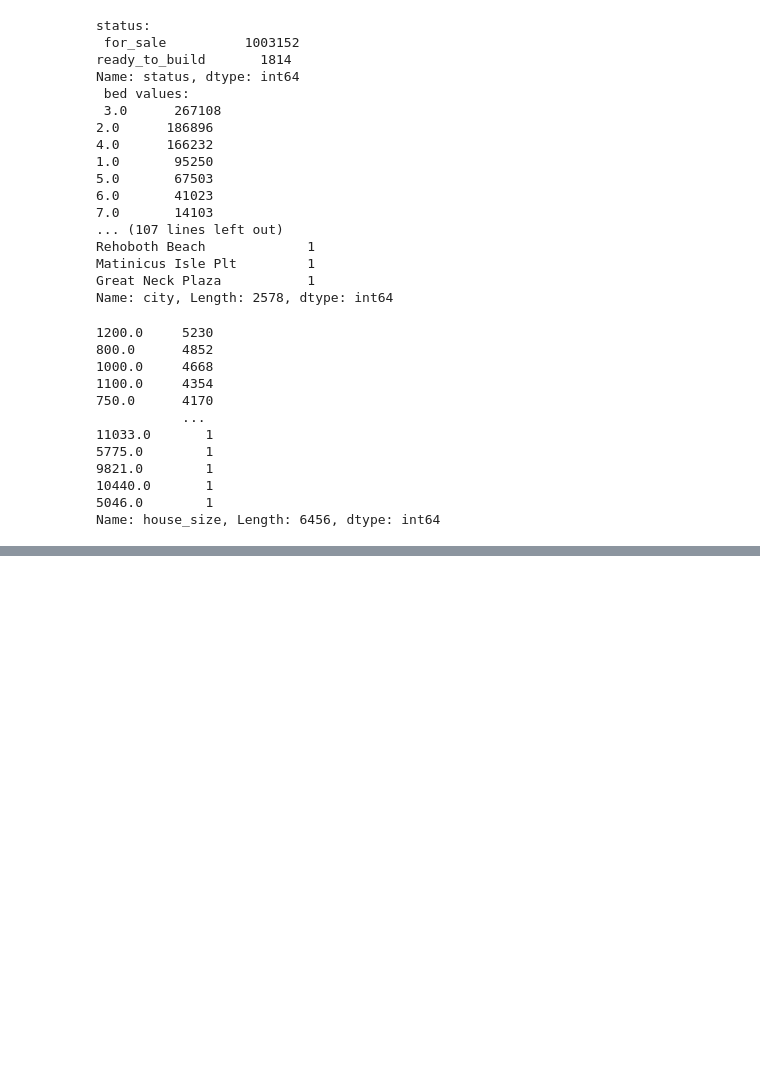
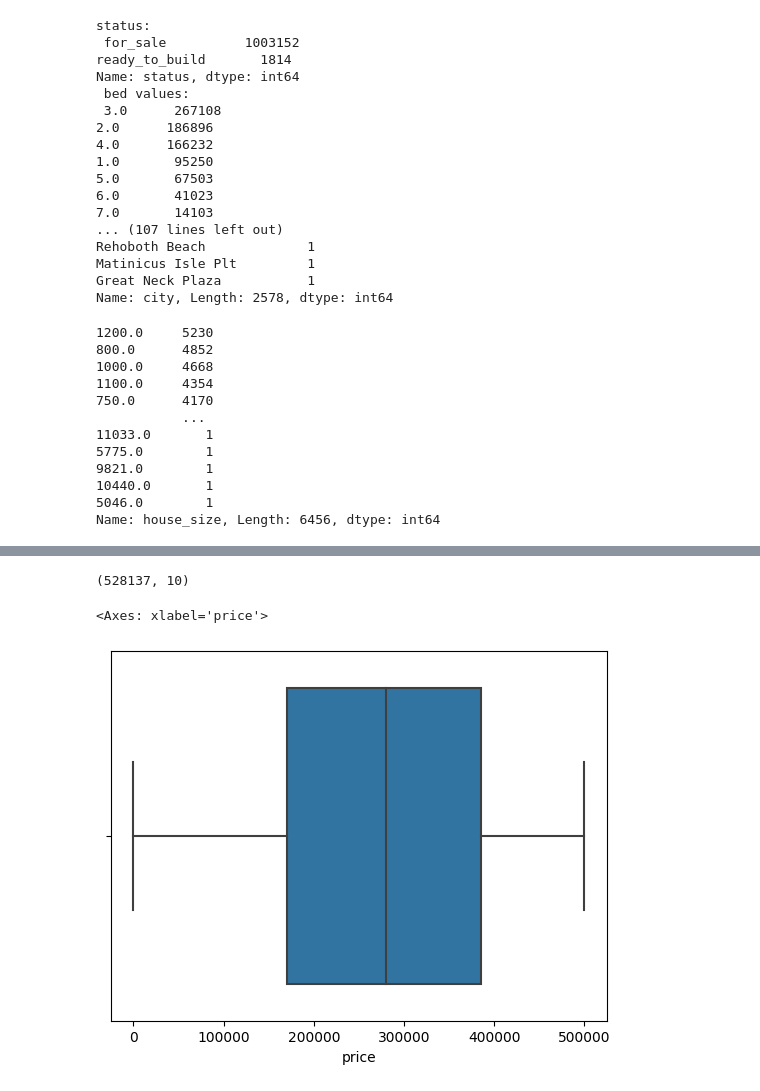
Before and after one commit to zinakhazaee/MachineLearning-SupervisedLearning_Regression, a Jupyter notebook: usa_real_estate.ipynb, the cells around one changed output, grey strips where cells are left out. Saved outputs shown, nothing was run; the diff lists cells and outputs as text; code cells hidden in the pictures; blank space fills up the shorter version.

```diff
--- a/usa_real_estate.ipynb
+++ b/usa_real_estate.ipynb
@@ -414,0 +154,11 @@ df_df = house_reduced.drop(columns=['city','state'],axis=1)
+# %%
+df.drop(df[(df['house_size']> 7500 )| (df['bed']>10)].index , axis= 0 , inplace=True)
+# %%
+df.shape
+# %% [output]
+(528137, 10)
+# %%
+sns.boxplot(data = df , x='price')
+# %% [output]
+<Axes: xlabel='price'>
+[figure, added]
```
Also changed, not shown: parts of 81 cells of this notebook.
